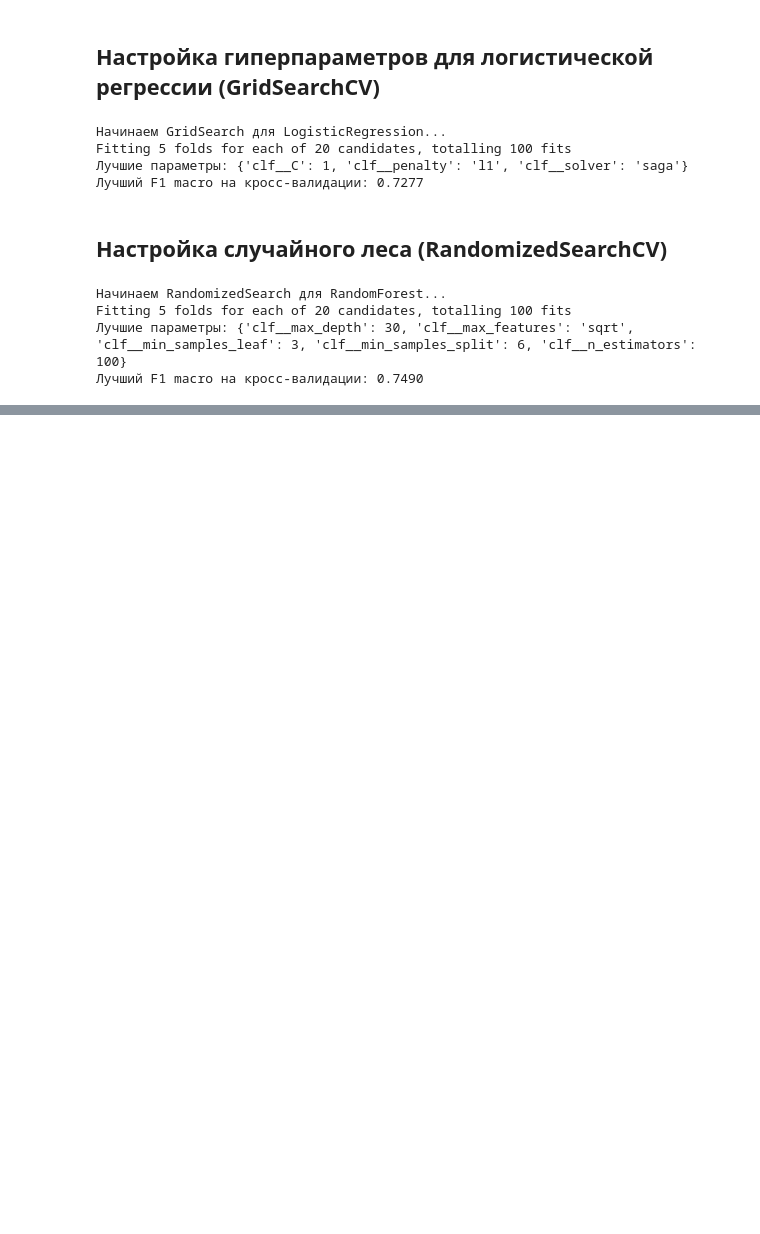
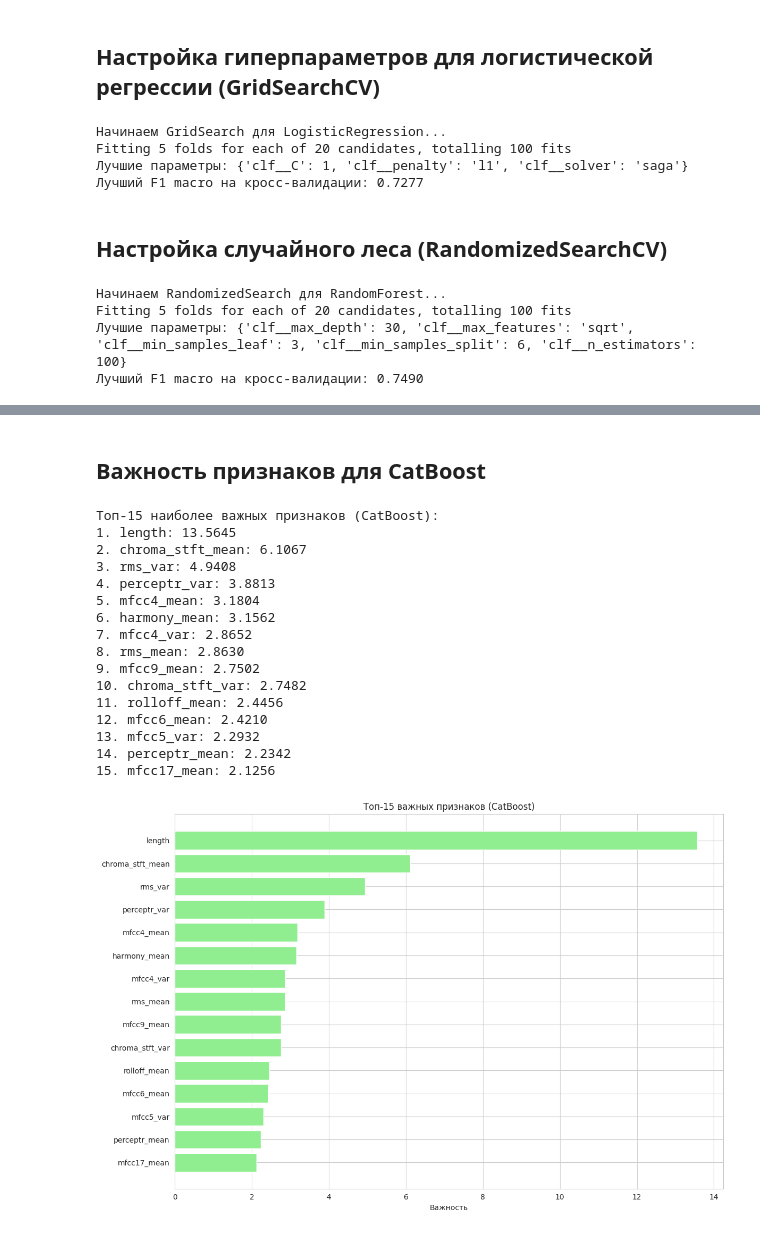
Before and after one commit to Marfall/MusicAnalyzer, a Jupyter notebook: MusicAnalyzer.ipynb, the cells around one changed output, grey strips where cells are left out. Drawn from its saved outputs; the diff is of its cells as text; code cells hidden in the pictures; blank space fills up the shorter version.

```diff
--- a/MusicAnalyzer.ipynb
+++ b/MusicAnalyzer.ipynb
@@ -685,0 +876,65 @@ Fitting 5 folds for each of 20 candidates, totalling 100 fits
+# %% [markdown]
+## Важность признаков для CatBoost
+# %%
+# Если лучшая модель - CatBoost, покажем важность признаков
+if 'CatBoost' in best_name:
+    # Получаем модель CatBoost из пайплайна
+    catboost_model = best_model.named_steps['clf']
+
+    # Получаем важность признаков
+    feature_importances = catboost_model.get_feature_importance()
+    indices = np.argsort(feature_importances)[::-1][:15]  # топ-15 индексов
+
+    print("Топ-15 наиболее важных признаков (CatBoost):")
+    for i, idx in enumerate(indices):
+        print(f"{i+1}. {feature_columns[idx]}: {feature_importances[idx]:.4f}")
+
+    # Визуализация
+    fig, ax = plt.subplots(figsize=(12, 8))
+    y_pos = np.arange(len(indices))
+    ax.barh(y_pos, feature_importances[indices][::-1], color='lightgreen')
+    ax.set_yticks(y_pos)
+    ax.set_yticklabels([feature_columns[i] for i in indices][::-1])
+    ax.set_xlabel('Важность')
+    ax.set_title('Топ-15 важных признаков (CatBoost)')
+    plt.tight_layout()
+    plt.show()
+
+    # Сохраним график, если нужно
+    # save_fig(fig, 'catboost_feature_importance.png')
+else:
+    # Для других моделей используем стандартный метод
+    if hasattr(best_model.named_steps['clf'], 'feature_importances_'):
+        importances = best_model.named_steps['clf'].feature_importances_
+        indices = np.argsort(importances)[::-1][:15]
+
+        print(f"Топ-15 важных признаков для {best_name}:")
+        for i, idx in enumerate(indices):
+            print(f"{i+1}. {feature_columns[idx]}: {importances[idx]:.4f}")
+
+        fig, ax = plt.subplots(figsize=(12, 8))
+        ax.barh(range(15), importances[indices][::-1], color='lightgreen')
+        ax.set_yticks(range(15))
+        ax.set_yticklabels([feature_columns[i] for i in indices][::-1])
+        ax.set_xlabel('Важность')
+        ax.set_title(f'Топ-15 важных признаков ({best_name})')
+        plt.tight_layout()
+        plt.show()
+# %% [output]
+Топ-15 наиболее важных признаков (CatBoost):
+1. length: 13.5645
+2. chroma_stft_mean: 6.1067
+3. rms_var: 4.9408
+4. perceptr_var: 3.8813
+5. mfcc4_mean: 3.1804
+6. harmony_mean: 3.1562
+7. mfcc4_var: 2.8652
+8. rms_mean: 2.8630
+9. mfcc9_mean: 2.7502
+10. chroma_stft_var: 2.7482
+11. rolloff_mean: 2.4456
+12. mfcc6_mean: 2.4210
+13. mfcc5_var: 2.2932
+14. perceptr_mean: 2.2342
+15. mfcc17_mean: 2.1256
+[figure, added]
```
Also changed, not shown: parts of 13 cells of this notebook.
